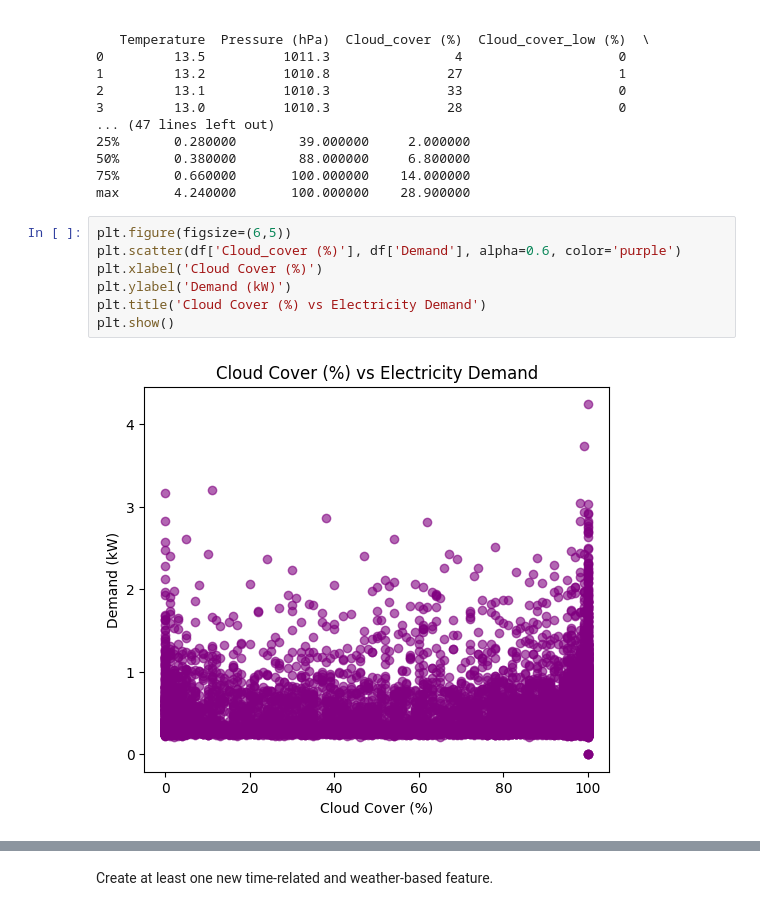
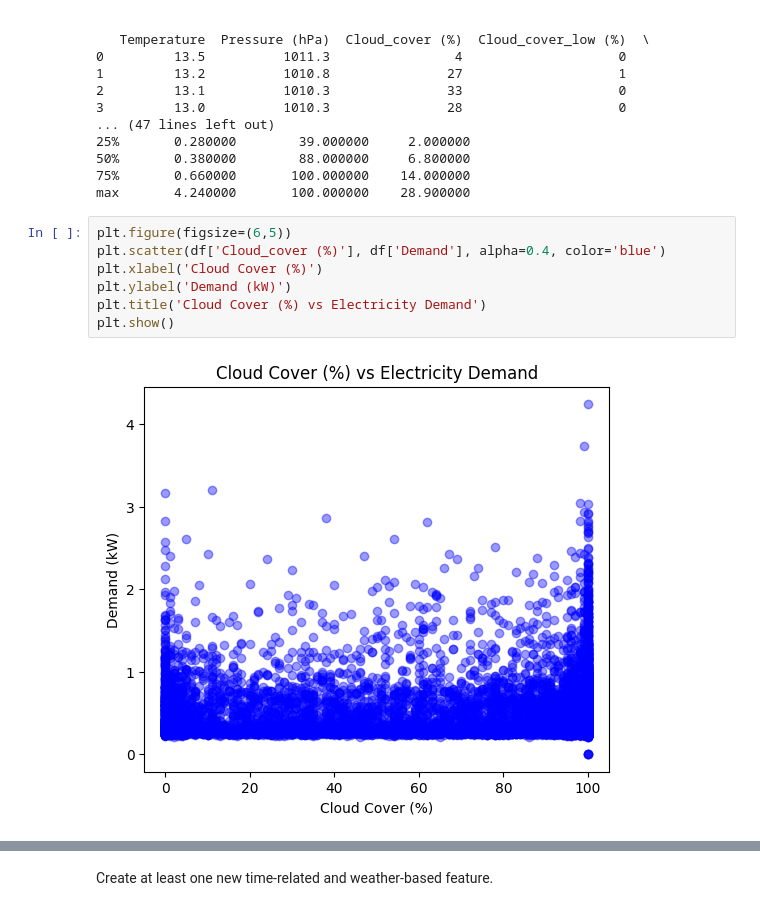
Before and after one commit to asonidou/Energy-Data, a Jupyter notebook: Copy_of_jupyter.ipynb, the cells around one changed output, grey strips where cells are left out. Cells and saved outputs as stored; diff of their text form.

```diff
--- a/Copy_of_jupyter.ipynb
+++ b/Copy_of_jupyter.ipynb
@@ -842,12 +842,12 @@ print(desc_stats)
 max       4.240000       100.000000    28.900000
 # %%
 plt.figure(figsize=(6,5))
-plt.scatter(df['Cloud_cover (%)'], df['Demand'], alpha=0.6, color='purple')
+plt.scatter(df['Cloud_cover (%)'], df['Demand'], alpha=0.4, color='blue')
 plt.xlabel('Cloud Cover (%)')
 plt.ylabel('Demand (kW)')
 plt.title('Cloud Cover (%) vs Electricity Demand')
 plt.show()
 # %% [output]
-[figure, old version]
+[figure, new version]
 # %%
 plt.figure(figsize=(6,5))
```
Also changed, not shown: parts of 11 cells of this notebook.
